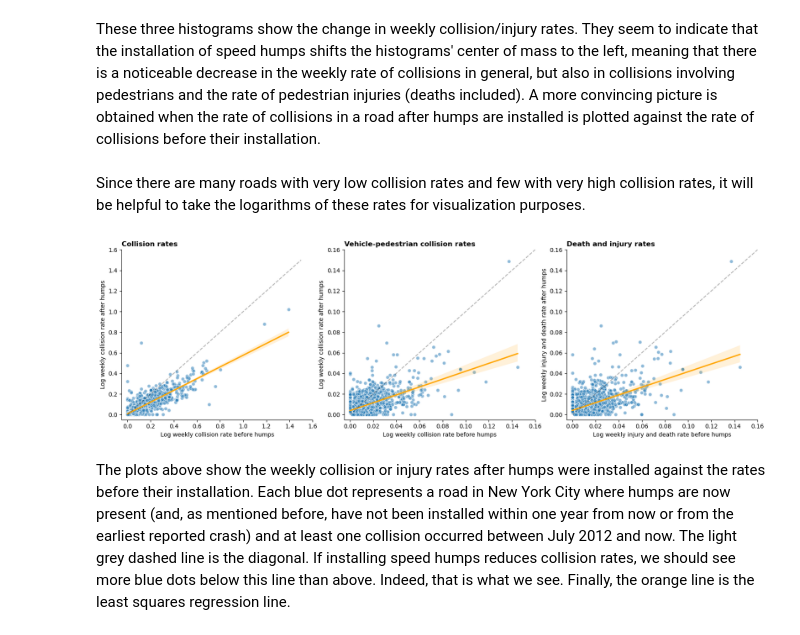
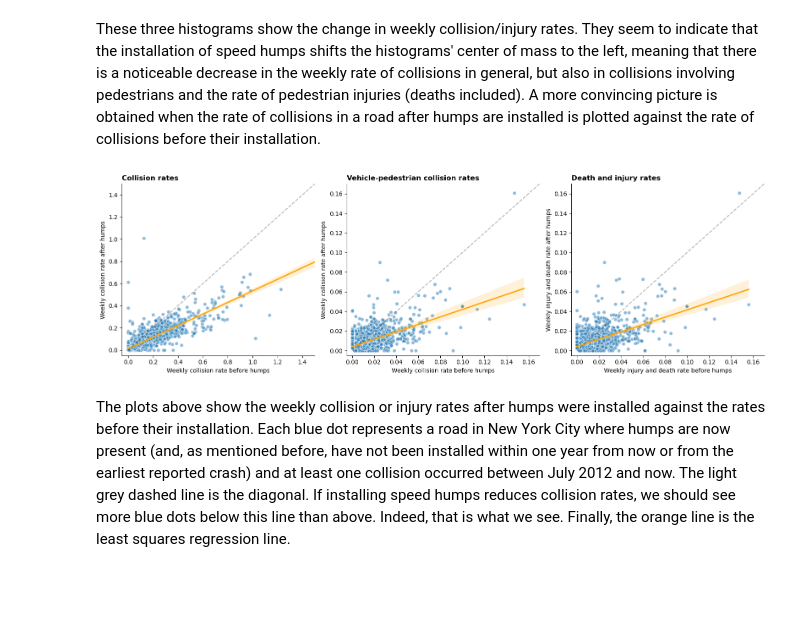
Before and after one commit to jacobvhook/road-speed, a Jupyter notebook: data-exploration/individual-feature-analysis/speed_humps.ipynb, the cells around one changed output. Saved outputs shown, nothing was run; the diff lists cells and outputs as text; code cells hidden in the pictures; blank space fills up the shorter version.

```diff
--- a/data-exploration/individual-feature-analysis/speed_humps.ipynb
+++ b/data-exploration/individual-feature-analysis/speed_humps.ipynb
@@ -580,19 +579,6 @@ ax[1].legend(["After humps", "Before humps"], loc="center right")
 [figure]
 # %% [markdown]
 These three histograms show the change in weekly collision/injury rates. They seem to indicate that the installation of speed humps shifts the histograms' center of mass to the left, meaning that there is a noticeable decrease in the weekly rate of collisions in general, but also in collisions involving pedestrians and the rate of pedestrian injuries (deaths included). A more convincing picture is obtained when the rate of collisions in a road after humps are installed is plotted against the rate of collisions before their installation.
-# %% [markdown]
-Since there are many roads with very low collision rates and few with very high collision rates, it will be helpful to take the logarithms of these rates for visualization purposes.
-# %%
-crashes_per_road_pedestrians["log_collisions_per_week"] = np.log1p(
-    crashes_per_road_pedestrians["collisions_per_week"]
-)
-crashes_per_road_pedestrians["log_pedestrians_per_week"] = np.log1p(
-    crashes_per_road_pedestrians["pedestrians_involved_per_week"]
-)
-
-crashes_per_road["log_collisions_per_week"] = np.log1p(
-    crashes_per_road["collisions_per_week"]
-)
 # %%
 crashes_per_road_pedestrians_before = (
     crashes_per_road_pedestrians[~crashes_per_road_pedestrians["after_humps"]]
@@ -622,8 +608,6 @@ crashes_per_road_pedestrians_before = crashes_per_road_pedestrians_before[
         "humps",
         "pedestrians_involved_per_week",
         "collisions_per_week",
-        "log_collisions_per_week",
-        "log_pedestrians_per_week",
         "shape_leng",
     ]
 ]
@@ -633,8 +617,6 @@ crashes_per_road_pedestrians_after = crashes_per_road_pedestrians_after[
         "humps",
         "pedestrians_involved_per_week",
         "collisions_per_week",
-        "log_collisions_per_week",
-        "log_pedestrians_per_week",
         "shape_leng",
     ]
 ]
@@ -644,7 +626,6 @@ crashes_per_road_before = crashes_per_road_before[
         "physicalid",
         "humps",
         "collisions_per_week",
-        "log_collisions_per_week",
         "shape_leng",
     ]
 ]
@@ -653,7 +634,6 @@ crashes_per_road_after = crashes_per_road_after[
         "physicalid",
         "humps",
         "collisions_per_week",
-        "log_collisions_per_week",
         "shape_leng",
     ]
 ]
@@ -673,56 +653,56 @@ fig, ax = plt.subplots(1, 3, figsize=(16, 5))
 
 sns.regplot(
     data=crashes_difference,
-    x="log_collisions_per_week_before",
-    y="log_collisions_per_week_after",
+    x="collisions_per_week_before",
+    y="collisions_per_week_after",
     ax=ax[0],
     scatter_kws={"alpha": 0.5, "edgecolors": "white"},
     line_kws={"color": "orange"},
 )
 
 sns.regplot(
     data=crashes_pedestrians_difference,
-    x="log_collisions_per_week_before",
-    y="log_collisions_per_week_after",
+    x="collisions_per_week_before",
+    y="collisions_per_week_after",
     ax=ax[1],
     scatter_kws={"alpha": 0.5, "edgecolors": "white"},
     line_kws={"color": "orange"},
 )
 
 sns.regplot(
     data=crashes_pedestrians_difference,
-    x="log_pedestrians_per_week_before",
-    y="log_pedestrians_per_week_after",
+    x="pedestrians_involved_per_week_before",
+    y="pedestrians_involved_per_week_after",
     ax=ax[2],
     scatter_kws={"alpha": 0.5, "edgecolors": "white"},
     line_kws={"color": "orange"},
 )
 
 for i in range(3):
     ax[i].plot([0, 1.5], [0, 1.5], c="black", linestyle="dashed", alpha=0.3)
 
 ax[0].set_title("Collision rates")
-ax[0].set_xbound(lower=-0.05, upper=1.6)
-ax[0].set_ybound(lower=-0.05, upper=1.6)
-ax[0].set_xlabel("Log weekly collision rate before humps")
-ax[0].set_ylabel("Log weekly collision rate after humps")
+ax[0].set_xbound(lower=-0.05, upper=1.5)
+ax[0].set_ybound(lower=-0.05, upper=1.5)
+ax[0].set_xlabel("Weekly collision rate before humps")
+ax[0].set_ylabel("Weekly collision rate after humps")
 
 ax[1].set_title("Vehicle-pedestrian collision rates")
-ax[1].set_xbound(lower=-0.005, upper=0.16)
-ax[1].set_ybound(lower=-0.005, upper=0.16)
-ax[1].set_xlabel("Log weekly collision rate before humps")
-ax[1].set_ylabel("Log weekly collision rate after humps")
+ax[1].set_xbound(lower=-0.005, upper=0.17)
+ax[1].set_ybound(lower=-0.005, upper=0.17)
+ax[1].set_xlabel("Weekly collision rate before humps")
+ax[1].set_ylabel("Weekly collision rate after humps")
 
 ax[2].set_title("Death and injury rates")
-ax[2].set_xbound(lower=-0.005, upper=0.16)
-ax[2].set_ybound(lower=-0.005, upper=0.16)
-ax[2].set_xlabel("Log weekly injury and death rate before humps")
-ax[2].set_ylabel("Log weekly injury and death rate after humps")
+ax[2].set_xbound(lower=-0.005, upper=0.17)
+ax[2].set_ybound(lower=-0.005, upper=0.17)
+ax[2].set_xlabel("Weekly injury and death rate before humps")
+ax[2].set_ylabel("Weekly injury and death rate after humps")
 
 
 fig.tight_layout()
 # %% [output]
-[figure, old version]
+[figure, new version]
 # %% [markdown]
 The plots above show the weekly collision or injury rates after humps were installed against the rates before their installation. Each blue dot represents a road in New York City where humps are now present (and, as mentioned before, have not been installed within one year from now or from the earliest reported crash) and at least one collision occurred between July 2012 and now. The light grey dashed line is the diagonal. If installing speed humps reduces collision rates, we should see more blue dots below this line than above. Indeed, that is what we see. Finally, the orange line is the least squares regression line.
 # %% [markdown]
```
Also changed, not shown: parts of 13 cells of this notebook, 3 other files.
